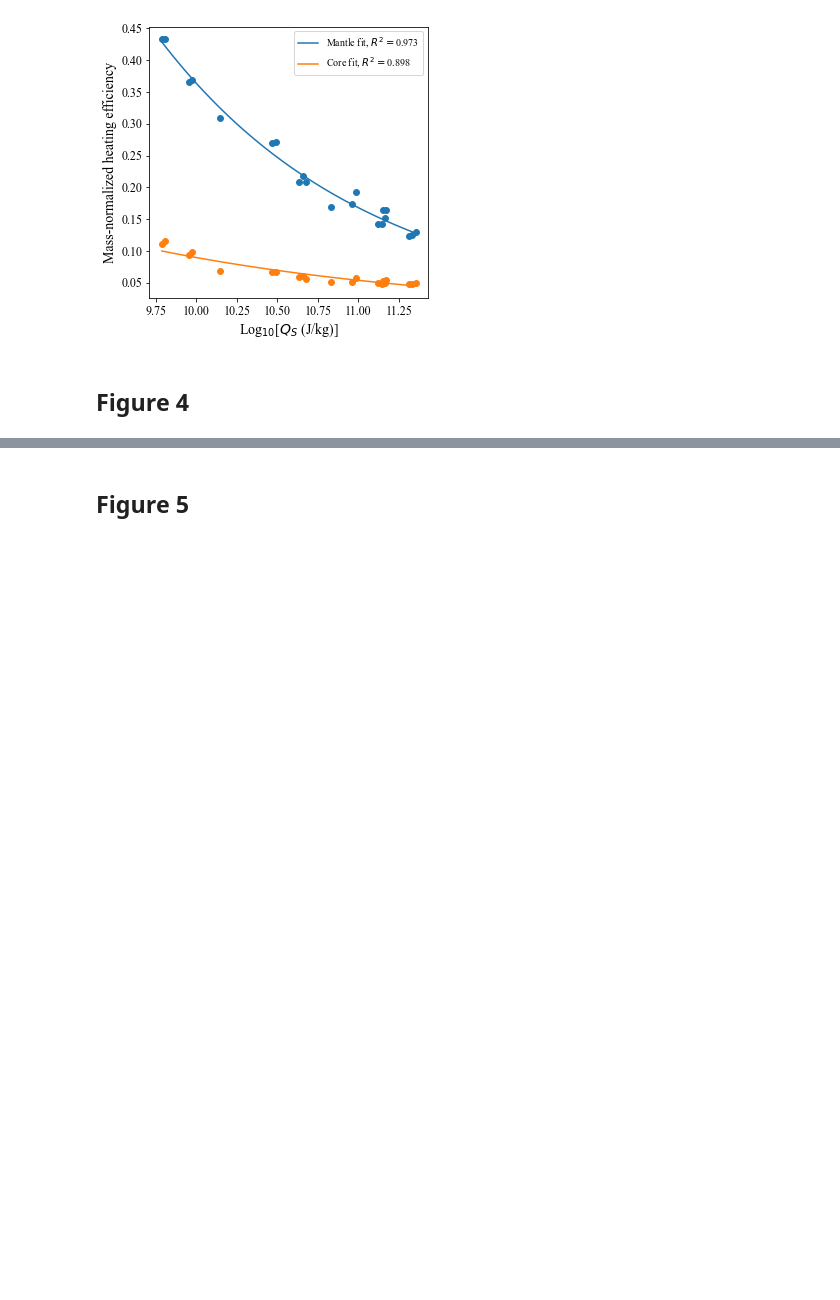
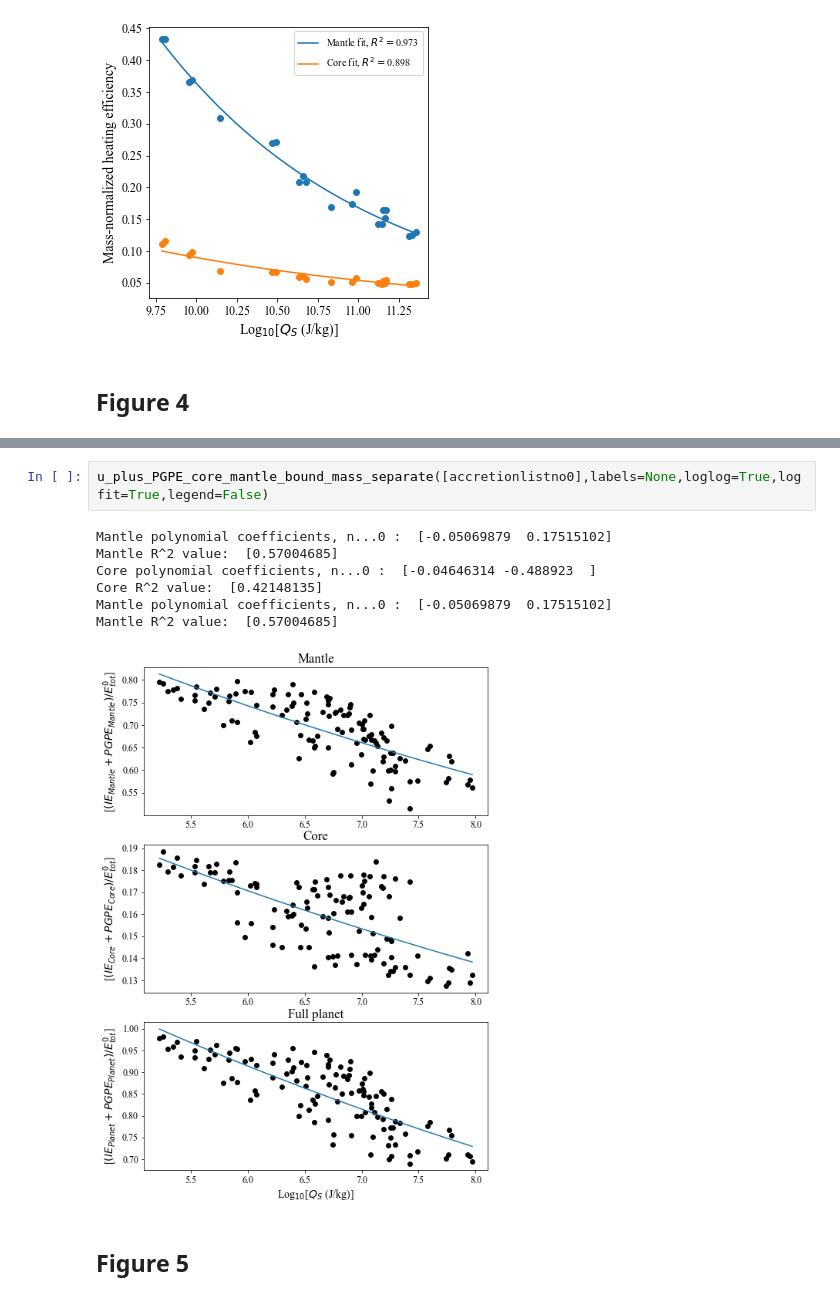
Before and after one commit to PlanetSim/SWIFT-survey-2024-paper-data, a Jupyter notebook: Manuscript_plots_only.ipynb, the cells around one changed output, grey strips where cells are left out. Drawn from its saved outputs; the diff is of its cells as text; blank space fills up the shorter version.

```diff
--- a/Manuscript_plots_only.ipynb
+++ b/Manuscript_plots_only.ipynb
@@ -1936,3 +2067,13 @@ Core R^2 value:  [0.42148135]
+# %%
+u_plus_PGPE_core_mantle_bound_mass_separate([accretionlistno0],labels=None,loglog=True,logfit=True,legend=False)
+# %% [output]
+Mantle polynomial coefficients, n...0 :  [-0.05069879  0.17515102]
+Mantle R^2 value:  [0.57004685]
+Core polynomial coefficients, n...0 :  [-0.04646314 -0.488923  ]
+Core R^2 value:  [0.42148135]
+Mantle polynomial coefficients, n...0 :  [-0.05069879  0.17515102]
+Mantle R^2 value:  [0.57004685]
+[figure, added]
 # %% [markdown]
 ## Figure 5
 # %%
```
Also changed, not shown: parts of 58 cells of this notebook.
